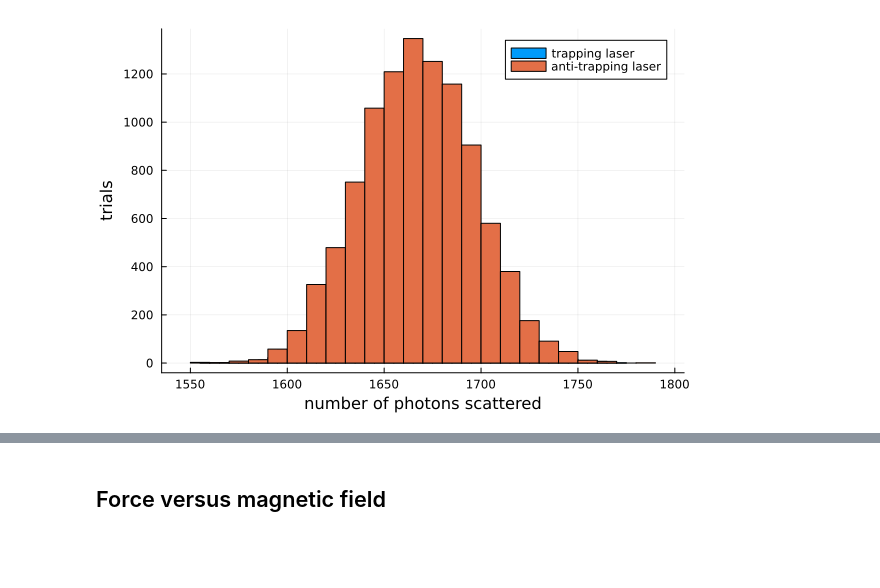
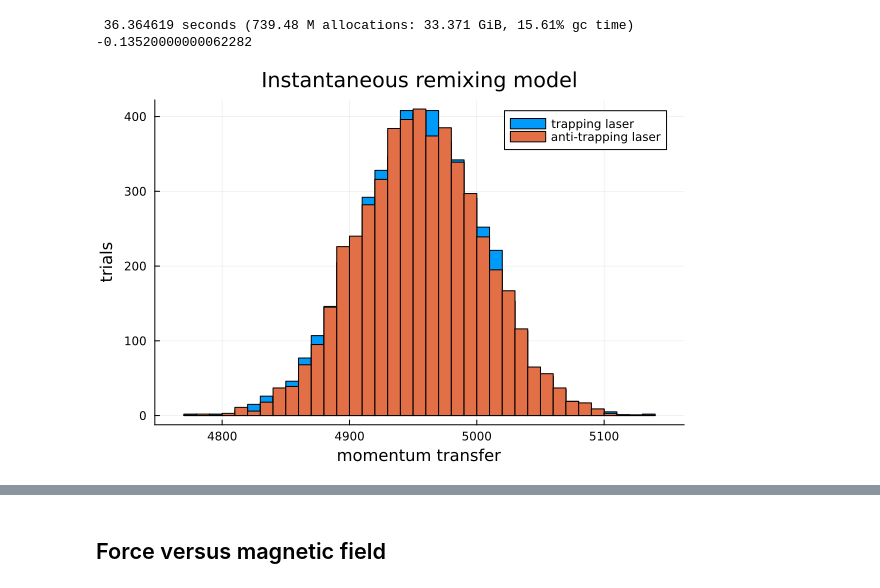
Before and after one commit to munozariasjm/OpticalBlochEquations.jl, a Jupyter notebook: examples/ipynb_sources/toy_models/F1_to_F1.ipynb, the cells around one changed output, grey strips where cells are left out. Saved outputs shown, nothing was run; the diff lists cells and outputs as text; code cells hidden in the pictures; blank space fills up the shorter version.

```diff
--- a/examples/ipynb_sources/toy_models/F1_to_F1.ipynb
+++ b/examples/ipynb_sources/toy_models/F1_to_F1.ipynb
@@ -171,5 +188,15 @@ decomposition_weights = [Weights(norm.(H.states[i].coeffs).^2) for i ∈ 1:lengt
 # %%
+basis_overlap = zeros(Float64, length(H.states),length(H.states))
+for j in 1:length(H.states)
+    # j: dressed state index
+    basis_overlap[:,j] = norm.(H.states[j].coeffs).^2
+end
+
+collapse!(state, basis_overlap) = sample(Weights(basis_overlap[:,state]))
+
+remix!(state, basis_overlap) = sample(Weights(basis_overlap[state,:]))
+
 transition!(state, rates_weight) = sample(rates_weight[state])
 # scatter_photon!(state, rates_i_wvs, cart_indices) = cart_indices[sample(rates_i_wvs[state])]
 # decay!(state, rates_j_wvs, cart_indices) = cart_indices[sample(rates_j_wvs[state])]
-# ;
+;
@@ -227,6 +202,0 @@ histogram!(n_antitrap, label="anti-trapping laser",xlabel="number of photons sca
-# %%
-# without considering detuning due to stark shift
-histogram(n_trap, label="trapping laser",bins=40)
-histogram!(n_antitrap, label="anti-trapping laser",xlabel="number of photons scattered",ylabel="trials",bins=40)
-# %% [output]
-[figure, removed]
@@ -232,0 +296,51 @@ histogram!(n_antitrap, label="anti-trapping laser",xlabel="number of photons sca
+# %%
+# Instantaneous remixing model
+n_trap = []
+n_antitrap = []
+
+
+@time for nn in 1:1:5000
+    n = 20000
+    current_state = sample(init_states)
+    prev_state = current_state
+    trap_scatters = 0
+    antitrap_scatters = 0
+    for i ∈ 1:n
+        # current_state here is a dressed state
+        current_state = collapse!(current_state, basis_overlap) # collapse to a bare state
+
+        current_state = transition!(current_state, transition_rates) # transition to another bare state
+        path = (current_state-1) ÷ length(H.states)
+        current_state = current_state % length(H.states)
+        if current_state == 0
+            current_state = length(H.states)
+        end
+
+        if path == 0 # transition induced by laser 1
+            if current_state <= 3
+                trap_scatters -= 1 # final state is ground --- stimulated emission
+            else
+                trap_scatters += 1 # final state is excited --- absorption
+            end
+        elseif path == 1 # transition induced by laser 2
+            if current_state <= 3
+                antitrap_scatters -= 1
+            else
+                antitrap_scatters += 1
+            end
+        end
+
+        current_state = remix!(current_state, basis_overlap) # remixed by orthogonal beam
+
+    end
+    push!(n_trap, trap_scatters)
+    push!(n_antitrap, antitrap_scatters)
+end
+println(mean(n_trap) - mean(n_antitrap))
+barhist(n_trap, label="trapping laser")
+barhist!(n_antitrap, label="anti-trapping laser",xlabel="momentum transfer",ylabel="trials")
+title!("Instantaneous remixing model")
+# %% [output]
+ 36.364619 seconds (739.48 M allocations: 33.371 GiB, 15.61% gc time)
+-0.13520000000062282
+[figure, added]
```
Also changed, not shown: parts of 70 cells of this notebook, 6 other files.
